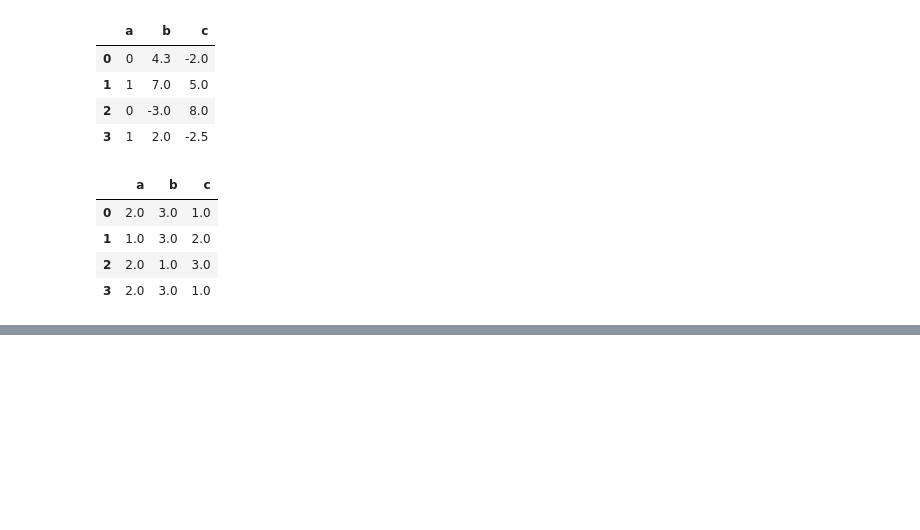
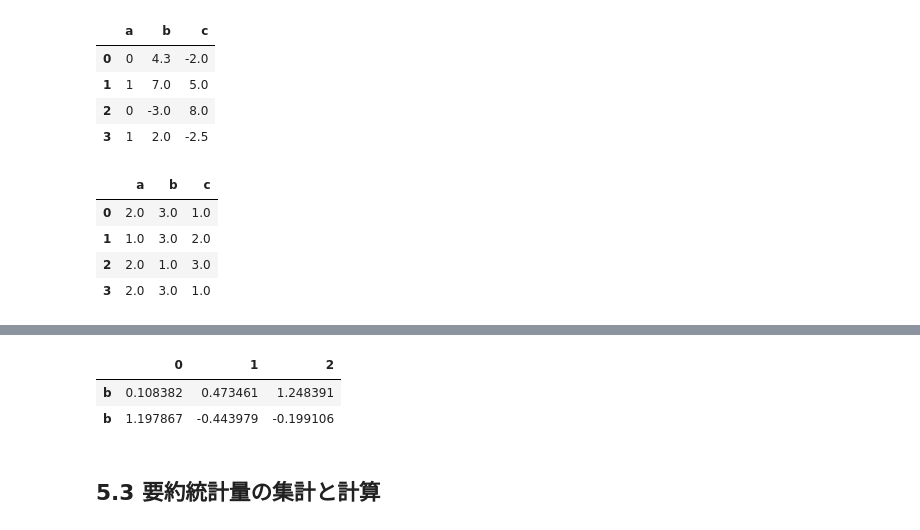
Before and after one commit to makotos-nlproc/py4da-shakyo, a Jupyter notebook: chap5.ipynb, the cells around one changed output, grey strips where cells are left out. Drawn from its saved outputs; the diff is of its cells as text; code cells hidden in the pictures; blank space fills up the shorter version.

```diff
--- a/chap5.ipynb
+++ b/chap5.ipynb
@@ -1172,0 +1208,8 @@ frame.rank(axis='columns')
+# %%
+df.loc['b']
+# %% [output]
+|  | 0 | 1 | 2 |
+| b | 0.108382 | 0.473461 | 1.248391 |
+| b | 1.197867 | -0.443979 | -0.199106 |
+# %% [markdown]
+## 5.3 要約統計量の集計と計算
```
Also changed, not shown: parts of 6 cells of this notebook.
